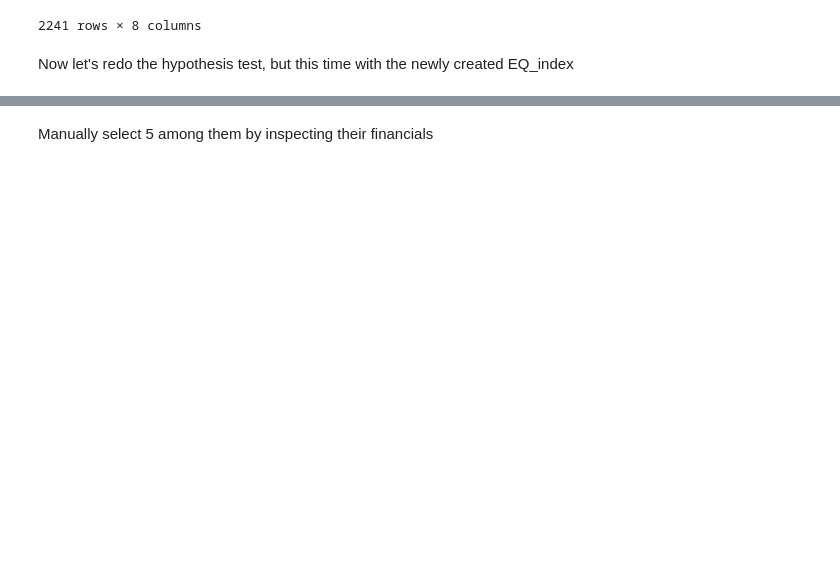
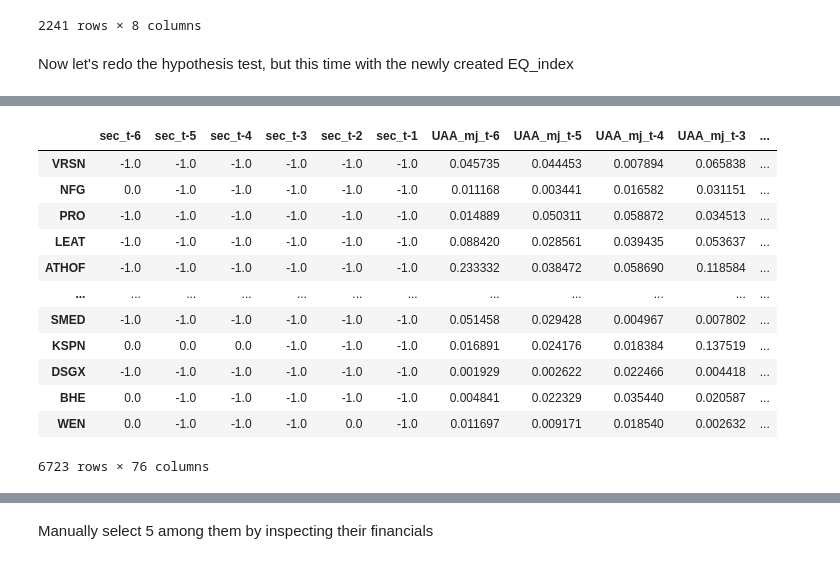
Before and after one commit to MapleKnightOfRiverwood/earning-management-detector, a Jupyter notebook: earning-management-detector.ipynb, the cells around one changed output, grey strips where cells are left out. Cells and saved outputs as stored; diff of their text form; code cells hidden in the pictures; blank space fills up the shorter version.

```diff
--- a/earning-management-detector.ipynb
+++ b/earning-management-detector.ipynb
@@ -1122,0 +1145,12 @@ The P value was improved from the previous inconclusive 0.75 to 0.14, which agai
+# %%
+dataset['EQ_index_2012'] = calculateEQIndex(2012)
+dataset['EQ_index_2013'] = calculateEQIndex(2013)
+dataset['EQ_index_2014'] = calculateEQIndex(2014)
+dataset['EQ_index_2015'] = calculateEQIndex(2015)
+dataset['EQ_index_2016'] = calculateEQIndex(2016)
+dataset['EQ_index_2017'] = calculateEQIndex(2017)
+dataset['EQ_index_2018'] = calculateEQIndex(2018)
+dataset['EQ_index_2019'] = calculateEQIndex(2019)
+dataset['EQ_index_2020'] = calculateEQIndex(2020)
+dataset['EQ_index_2021'] = calculateEQIndex(2021)
+dataset
@@ -1122,0 +1175,63 @@ The P value was improved from the previous inconclusive 0.75 to 0.14, which agai
+# %%
+# Creating X_train and y_train using year 2018 as target
+y_train_2018 = dataset['sec_2018'].apply(binaryAllRestatement)
+X_train_2018 = dataset.drop(['sec_2018', 'sec_2019', 'sec_2020', 'sec_2021', 'UAA_mj_2019', 'UAA_mj_2020', 'UAA_mj_2021',
+                        'UAA_teoh_2019', 'UAA_teoh_2020', 'UAA_teoh_2021', 'UAA_dd_2019', 'UAA_dd_2020', 'UAA_dd_2021',
+                        'pct_price_change_2019', 'pct_price_change_2020', 'pct_price_change_2021',
+                        'ey_2019', 'ey_2020', 'ey_2021', 'cr_2019', 'cr_2020', 'cr_2021', 'dte_2019', 'dte_2020', 'dte_2021',
+                        'roe_2019', 'roe_2020', 'roe_2021', 'at_2019', 'at_2020', 'at_2021',
+                             'EQ_index_2019', 'EQ_index_2020', 'EQ_index_2021'], axis='columns')
+# Creating X_train and y_train using year 2019 as target
+y_train_2019 = dataset['sec_2019'].apply(binaryAllRestatement)
+X_train_2019 = dataset.drop(['sec_2012', 'sec_2019', 'sec_2020', 'sec_2021', 'UAA_mj_2012', 'UAA_mj_2020', 'UAA_mj_2021',
+                            'UAA_teoh_2012', 'UAA_teoh_2020', 'UAA_teoh_2021', 'UAA_dd_2012', 'UAA_dd_2020', 'UAA_dd_2021',
+                              'pct_price_change_2012', 'pct_price_change_2020', 'pct_price_change_2021',
+                              'ey_2012', 'ey_2020', 'ey_2021',
+                              'cr_2012', 'cr_2020', 'cr_2021', 'dte_2012', 'dte_2020', 'dte_2021',
+                              'roe_2012', 'roe_2020', 'roe_2021', 'at_2012', 'at_2020', 'at_2021',
+                             'EQ_index_2012', 'EQ_index_2020', 'EQ_index_2021'], axis='columns')
+# Creating X_train and y_train using year 2020 as target
+y_train_2020 = dataset['sec_2020'].apply(binaryAllRestatement)
+X_train_2020 = dataset.drop(['sec_2012', 'sec_2013', 'sec_2020', 'sec_2021', 'UAA_mj_2012', 'UAA_mj_2013', 'UAA_mj_2021',
+                            'UAA_teoh_2012', 'UAA_teoh_2013', 'UAA_teoh_2021', 'UAA_dd_2012', 'UAA_dd_2013', 'UAA_dd_2021',
+                              'pct_price_change_2012', 'pct_price_change_2013', 'pct_price_change_2021',
+                              'ey_2012', 'ey_2013', 'ey_2021',
+                              'cr_2012', 'cr_2013', 'cr_2021', 'dte_2012', 'dte_2013', 'dte_2021',
+                              'roe_2012', 'roe_2013', 'roe_2021', 'at_2012', 'at_2013', 'at_2021',
+                             'EQ_index_2012', 'EQ_index_2013', 'EQ_index_2021'], axis='columns')
+
+# Rename the columns
+columnNames =['sec_t-6', 'sec_t-5', 'sec_t-4', 'sec_t-3', 'sec_t-2', 'sec_t-1',
+            'UAA_mj_t-6', 'UAA_mj_t-5', 'UAA_mj_t-4', 'UAA_mj_t-3', 'UAA_mj_t-2', 'UAA_mj_t-1', 'UAA_mj_t',
+            'UAA_teoh_t-6', 'UAA_teoh_t-5', 'UAA_teoh_t-4', 'UAA_teoh_t-3', 'UAA_teoh_t-2', 'UAA_teoh_t-1', 'UAA_teoh_t',
+            'UAA_dd_t-6', 'UAA_dd_t-5', 'UAA_dd_t-4', 'UAA_dd_t-3', 'UAA_dd_t-2', 'UAA_dd_t-1', 'UAA_dd_t',
+            'pct_price_change_t-6', 'pct_price_change_t-5', 'pct_price_change_t-4', 'pct_price_change_t-3', 'pct_price_change_t-2', 'pct_price_change_t-1', 'pct_price_change_t',
+            'ey_t-6', 'ey_t-5', 'ey_t-4', 'ey_t-3', 'ey_t-2', 'ey_t-1', 'ey_t',
+            'cr_t-6', 'cr_t-5', 'cr_t-4', 'cr_t-3', 'cr_t-2', 'cr_t-1', 'cr_t',
+            'dte_t-6', 'dte_t-5', 'dte_t-4', 'dte_t-3', 'dte_t-2', 'dte_t-1', 'dte_t',
+            'roe_t-6', 'roe_t-5', 'roe_t-4', 'roe_t-3', 'roe_t-2', 'roe_t-1', 'roe_t',
+            'at_t-6', 'at_t-5', 'at_t-4', 'at_t-3', 'at_t-2', 'at_t-1', 'at_t',
+            'EQ_index_t-6', 'EQ_index_t-5', 'EQ_index_t-4', 'EQ_index_t-3', 'EQ_index_t-2', 'EQ_index_t-1', 'EQ_index_t']
+
+X_train_2018.columns = columnNames
+X_train_2019.columns = columnNames
+X_train_2020.columns = columnNames
+
+# Stack 3 years' training data together
+X_train = pd.concat([X_train_2018, X_train_2019, X_train_2020], axis='index')
+y_train = pd.concat([y_train_2018, y_train_2019, y_train_2020])
+X_train
+# %% [output]
+|  | sec_t-6 | sec_t-5 | sec_t-4 | sec_t-3 | sec_t-2 | sec_t-1 | UAA_mj_t-6 | UAA_mj_t-5 | UAA_mj_t-4 | UAA_mj_t-3 | ... |
+| VRSN | -1.0 | -1.0 | -1.0 | -1.0 | -1.0 | -1.0 | 0.045735 | 0.044453 | 0.007894 | 0.065838 | ... |
+| NFG | 0.0 | -1.0 | -1.0 | -1.0 | -1.0 | -1.0 | 0.011168 | 0.003441 | 0.016582 | 0.031151 | ... |
+| PRO | -1.0 | -1.0 | -1.0 | -1.0 | -1.0 | -1.0 | 0.014889 | 0.050311 | 0.058872 | 0.034513 | ... |
+| LEAT | -1.0 | -1.0 | -1.0 | -1.0 | -1.0 | -1.0 | 0.088420 | 0.028561 | 0.039435 | 0.053637 | ... |
+| ATHOF | -1.0 | -1.0 | -1.0 | -1.0 | -1.0 | -1.0 | 0.233332 | 0.038472 | 0.058690 | 0.118584 | ... |
+| ... | ... | ... | ... | ... | ... | ... | ... | ... | ... | ... | ... |
+| SMED | -1.0 | -1.0 | -1.0 | -1.0 | -1.0 | -1.0 | 0.051458 | 0.029428 | 0.004967 | 0.007802 | ... |
+| KSPN | 0.0 | 0.0 | 0.0 | -1.0 | -1.0 | -1.0 | 0.016891 | 0.024176 | 0.018384 | 0.137519 | ... |
+| DSGX | -1.0 | -1.0 | -1.0 | -1.0 | -1.0 | -1.0 | 0.001929 | 0.002622 | 0.022466 | 0.004418 | ... |
+| BHE | 0.0 | -1.0 | -1.0 | -1.0 | -1.0 | -1.0 | 0.004841 | 0.022329 | 0.035440 | 0.020587 | ... |
+| WEN | 0.0 | -1.0 | -1.0 | -1.0 | 0.0 | -1.0 | 0.011697 | 0.009171 | 0.018540 | 0.002632 | ... |
+6723 rows × 76 columns
```
Also changed, not shown: parts of 28 cells of this notebook, 1 other file.
